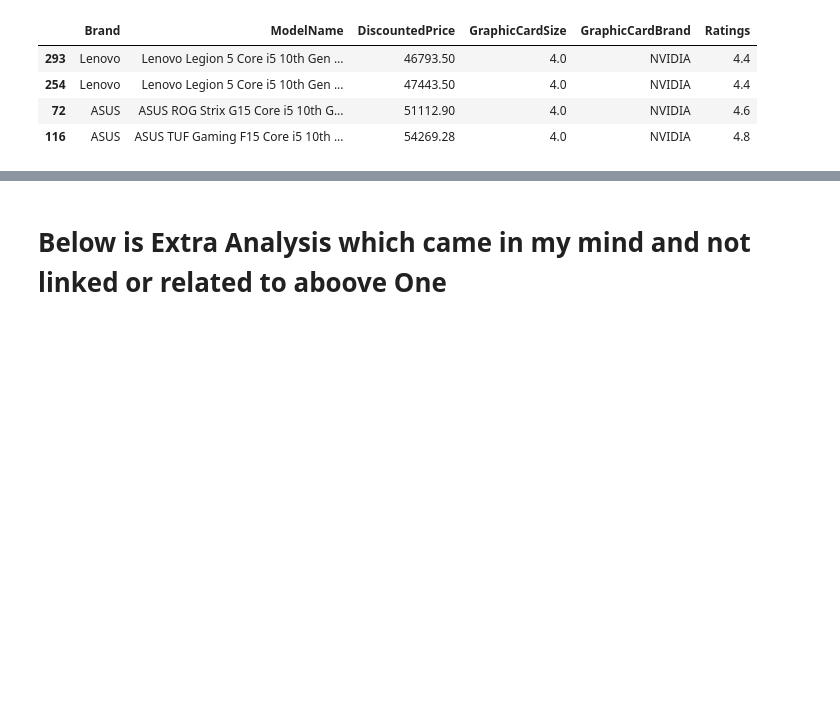
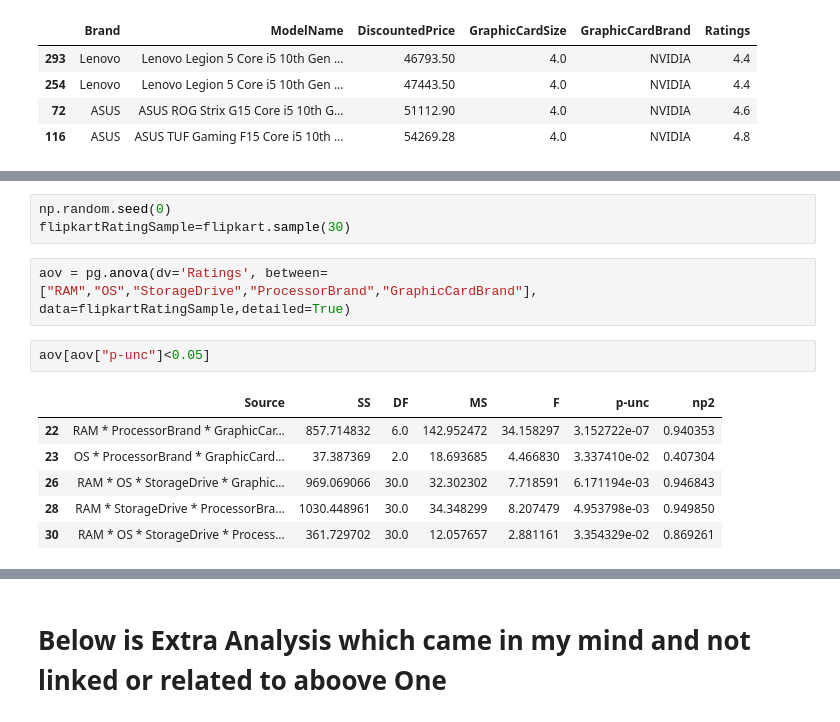
Before and after one commit to angad08/Flipkart-Webscraping-and-Exploratory-Data-Analysis, a Jupyter notebook: Flipkart_EDA_Part_2.ipynb, the cells around one changed output, grey strips where cells are left out. Drawn from its saved outputs; the diff is of its cells as text; blank space fills up the shorter version.

```diff
--- a/Flipkart_EDA_Part_2.ipynb
+++ b/Flipkart_EDA_Part_2.ipynb
@@ -596,0 +671,14 @@ ratings_i5_10th[(ratings_i5_10th["GraphicCardSize"]>=4) & (ratings_i5_10th["Grap
+# %%
+np.random.seed(0)
+flipkartRatingSample=flipkart.sample(30)
+# %%
+aov = pg.anova(dv='Ratings', between=["RAM","OS","StorageDrive","ProcessorBrand","GraphicCardBrand"], data=flipkartRatingSample,detailed=True)
+# %%
+aov[aov["p-unc"]<0.05]
+# %% [output]
+|  | Source | SS | DF | MS | F | p-unc | np2 |
+| 22 | RAM * ProcessorBrand * GraphicCar... | 857.714832 | 6.0 | 142.952472 | 34.158297 | 3.152722e-07 | 0.940353 |
+| 23 | OS * ProcessorBrand * GraphicCard... | 37.387369 | 2.0 | 18.693685 | 4.466830 | 3.337410e-02 | 0.407304 |
+| 26 | RAM * OS * StorageDrive * Graphic... | 969.069066 | 30.0 | 32.302302 | 7.718591 | 6.171194e-03 | 0.946843 |
+| 28 | RAM * StorageDrive * ProcessorBra... | 1030.448961 | 30.0 | 34.348299 | 8.207479 | 4.953798e-03 | 0.949850 |
+| 30 | RAM * OS * StorageDrive * Process... | 361.729702 | 30.0 | 12.057657 | 2.881161 | 3.354329e-02 | 0.869261 |
```
Also changed, not shown: parts of 15 cells of this notebook.
